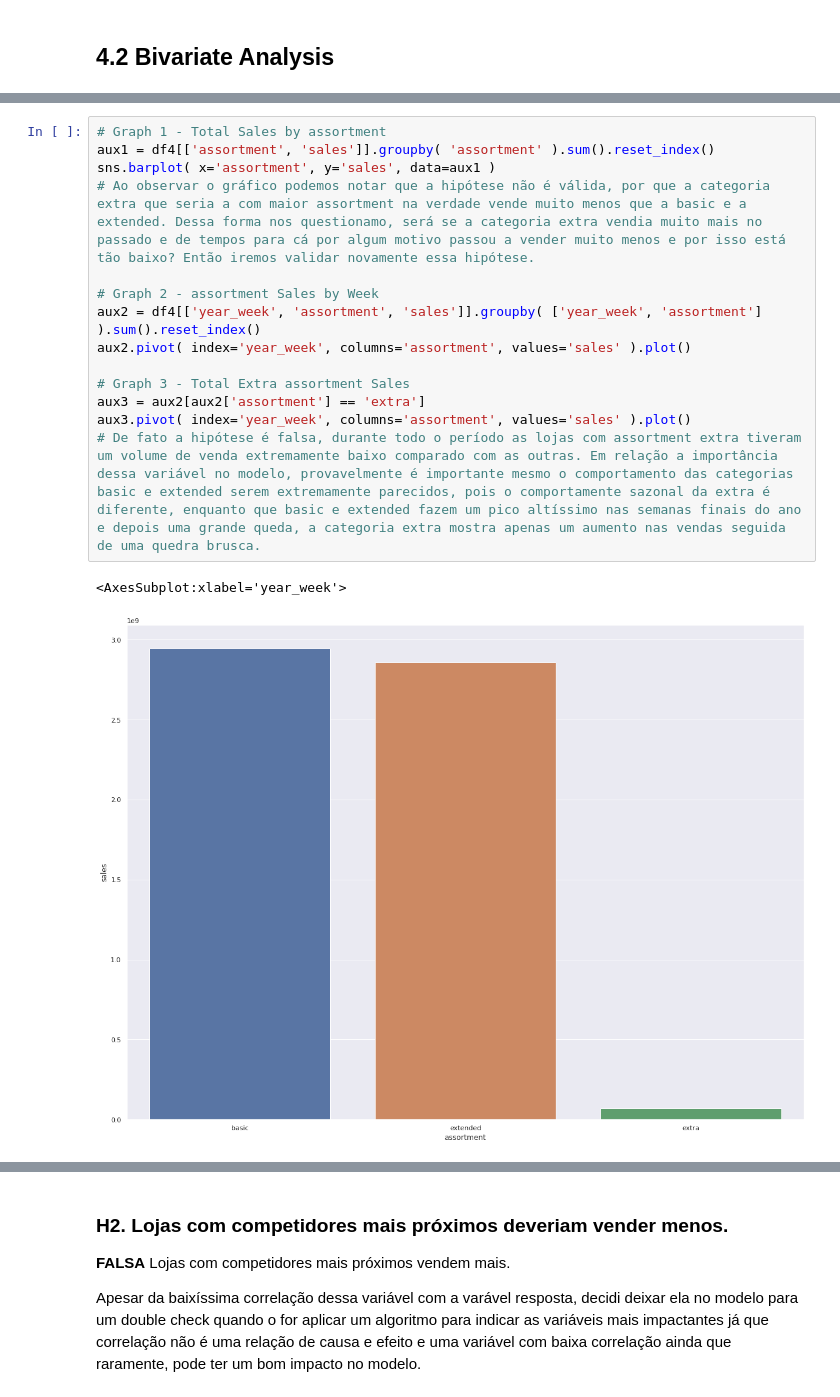
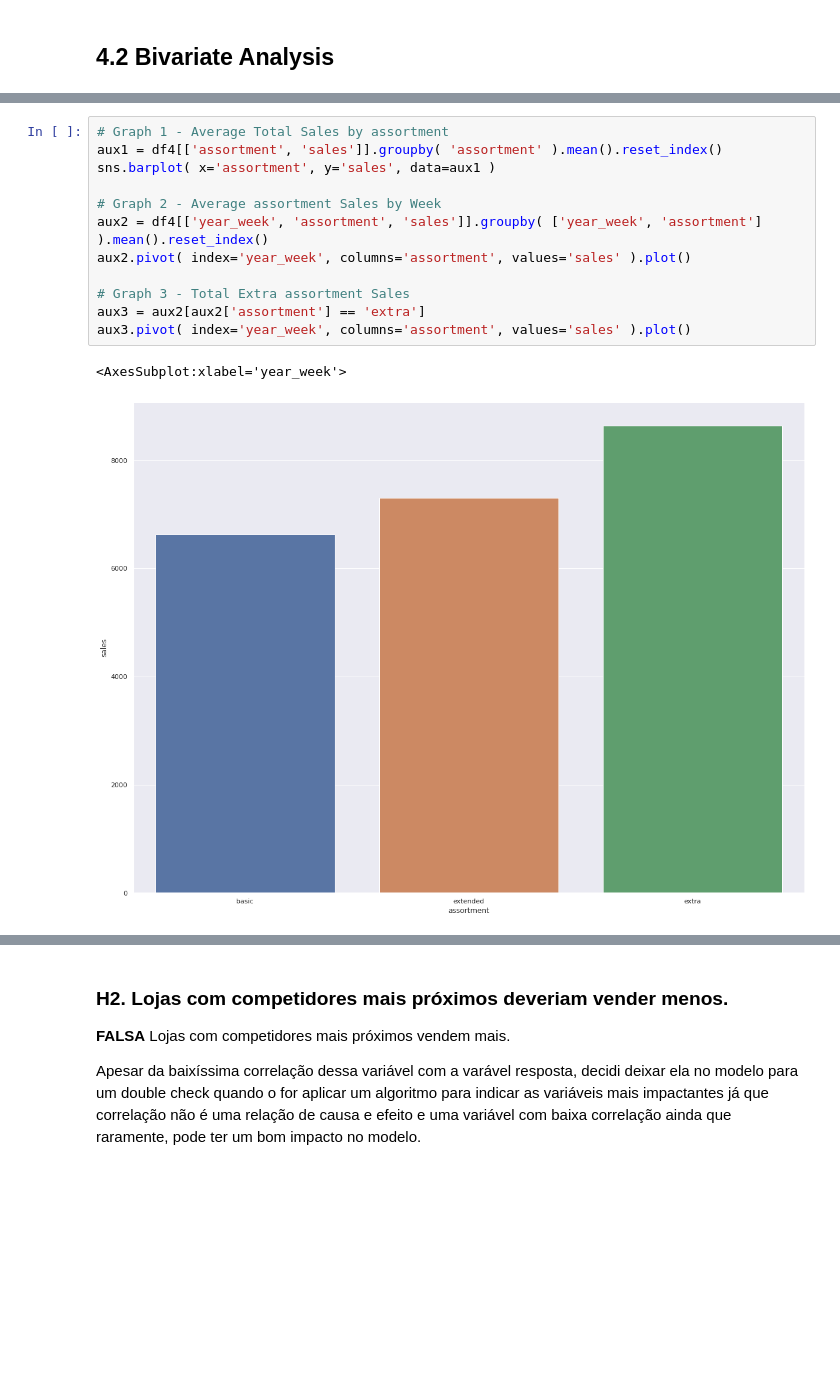
Before and after one commit to JeffersonMedines/rossmann_store_sales, a Jupyter notebook: m10_v01_store_sales_prediction.ipynb, the cells around one changed output, grey strips where cells are left out. Saved outputs shown, nothing was run; the diff lists cells and outputs as text; blank space fills up the shorter version.

```diff
--- a/m10_v01_store_sales_prediction.ipynb
+++ b/m10_v01_store_sales_prediction.ipynb
@@ -556,17 +556,15 @@ A variável possui muitos comportamentos sazonais e principalmente uma diferenç
 # %%
-# Graph 1 - Total Sales by assortment
-aux1 = df4[['assortment', 'sales']].groupby( 'assortment' ).sum().reset_index()
+# Graph 1 - Average Total Sales by assortment
+aux1 = df4[['assortment', 'sales']].groupby( 'assortment' ).mean().reset_index()
 sns.barplot( x='assortment', y='sales', data=aux1 )
-# Ao observar o gráfico podemos notar que a hipótese não é válida, por que a categoria extra que seria a com maior assortment na verdade vende muito menos que a basic e a extended. Dessa forma nos questionamo, será se a categoria extra vendia muito mais no passado e de tempos para cá por algum motivo passou a vender muito menos e por isso está tão baixo? Então iremos validar novamente essa hipótese.
 
-# Graph 2 - assortment Sales by Week
-aux2 = df4[['year_week', 'assortment', 'sales']].groupby( ['year_week', 'assortment'] ).sum().reset_index()
+# Graph 2 - Average assortment Sales by Week
+aux2 = df4[['year_week', 'assortment', 'sales']].groupby( ['year_week', 'assortment'] ).mean().reset_index()
 aux2.pivot( index='year_week', columns='assortment', values='sales' ).plot()
 
 # Graph 3 - Total Extra assortment Sales
 aux3 = aux2[aux2['assortment'] == 'extra']
 aux3.pivot( index='year_week', columns='assortment', values='sales' ).plot()
-# De fato a hipótese é falsa, durante todo o período as lojas com assortment extra tiveram um volume de venda extremamente baixo comparado com as outras. Em relação a importância dessa variável no modelo, provavelmente é importante mesmo o comportamento das categorias basic e extended serem extremamente parecidos, pois o comportamente sazonal da extra é diferente, enquanto que basic e extended fazem um pico altíssimo nas semanas finais do ano e depois uma grande queda, a categoria extra mostra apenas um aumento nas vendas seguida de uma quedra brusca.
 # %% [output]
 <AxesSubplot:xlabel='year_week'>
-[figure, old version]
+[figure, new version]
```
Also changed, not shown: parts of 9 cells of this notebook, 3 other files.
